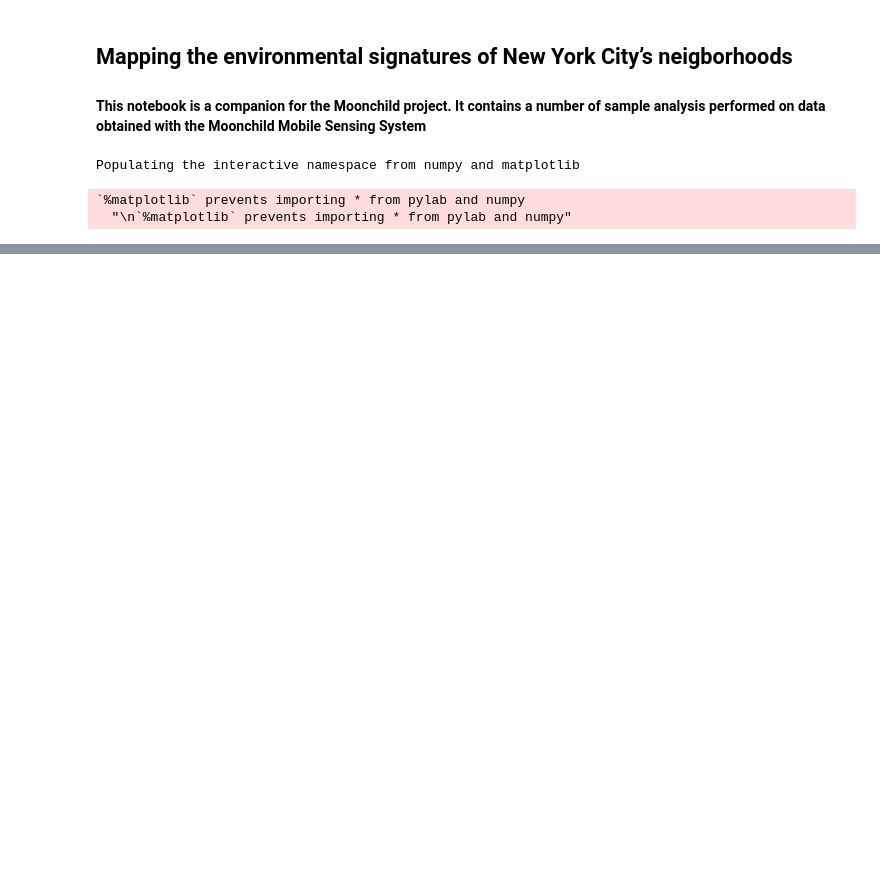
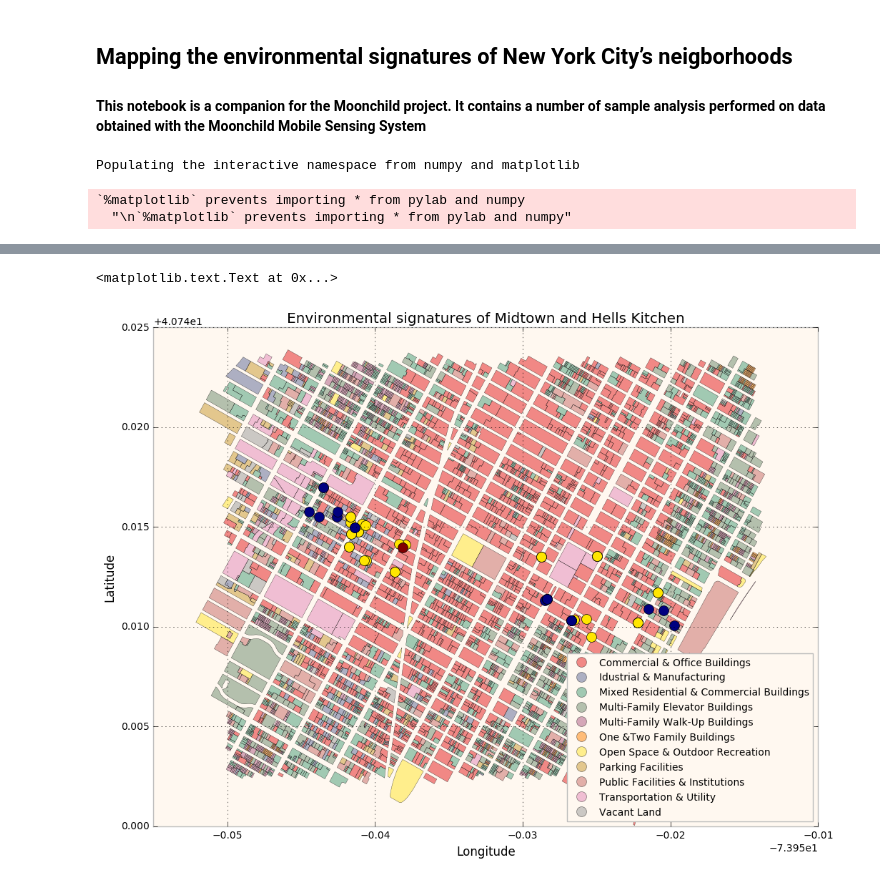
Before and after one commit to sbg389/notebooks, a Jupyter notebook: UISSC/moonchild.ipynb, the cells around one changed output, grey strips where cells are left out. Cells and saved outputs as stored; diff of their text form; code cells hidden in the pictures; blank space fills up the shorter version.

```diff
--- a/UISSC/moonchild.ipynb
+++ b/UISSC/moonchild.ipynb
@@ -172,0 +240,2 @@ pl.colorbar(scalarmappaple, ax=ax1)
+# %%
+GDFMoonchild = pd.merge(GDFMoonchild, GDFMoonchildClustering,on='cartodb_id')
@@ -172,0 +270,22 @@ pl.colorbar(scalarmappaple, ax=ax1)
+# %%
+# Append Datasets to plot agregated deployments
+GDFMoonchildQNS = GDFMoonchildLIC.append(GDFMoonchildAstoria, ignore_index=True)
+GDFMoonchildMidtown = GDFMoonchildMidtown.append(GDFMoonchildHells, ignore_index=True)
+GDFMoonchildMidtown = GDFMoonchildMidtown.append(GDFMoonchildHellsTwo, ignore_index=True)
+# %%
+# Create a dictionary with the land uses:
+
+dfLandUse = pd.DataFrame(columns=["landuse", "landusedescription"])
+dfLandUse.loc[0] = ["01","One &Two Family Buildings"]
+dfLandUse.loc[1] = ["02","Multi-Family Walk-Up Buildings"]
+dfLandUse.loc[2] = ["03","Multi-Family Elevator Buildings"]
+dfLandUse.loc[3] = ["04","Mixed Residential & Commercial Buildings"]
+dfLandUse.loc[4] = ["05","Commercial & Office Buildings"]
+dfLandUse.loc[5] = ["06","Idustrial & Manufacturing"]
+dfLandUse.loc[6] = ["07","Transportation & Utility"]
+dfLandUse.loc[7] = ["08","Public Facilities & Institutions"]
+dfLandUse.loc[8] = ["09","Open Space & Outdoor Recreation"]
+dfLandUse.loc[9] = ["10","Parking Facilities"]
+dfLandUse.loc[10] = ["11","Vacant Land"]
+
+dfLandUse
@@ -172,0 +305,3 @@ pl.colorbar(scalarmappaple, ax=ax1)
+# %%
+geoMonnchildPlutoMNH = pd.merge(geoMonnchildPlutoMNH,
+                                    dfLandUse, on='landuse')
@@ -172,0 +320,17 @@ pl.colorbar(scalarmappaple, ax=ax1)
+# %%
+# Mapping the Midtown and Hells Kitchen Locations
+# The colormap is based in SPC
+
+fig, (ax1) = pl.subplots(nrows=1, ncols=1, figsize=(12,9))
+
+geoMonnchildPlutoMNH.plot(column='landusedescription', alpha=0.5,linewidth=0.2,
+                          ax=ax1, legend=True)
+GDFMoonchildMidtown.plot(column='cluster', marker='o', markersize=10,
+                  linewidth = 4, alpha=1, ax = ax1)
+
+ax1.set_title('Environmental signatures of Midtown and Hell''s Kitchen')
+ax1.set_xlabel('Longitude')
+ax1.set_ylabel('Latitude')
+# %% [output]
+<matplotlib.text.Text at 0x...>
+[figure, added]
```
Also changed, not shown: parts of 18 cells of this notebook.
